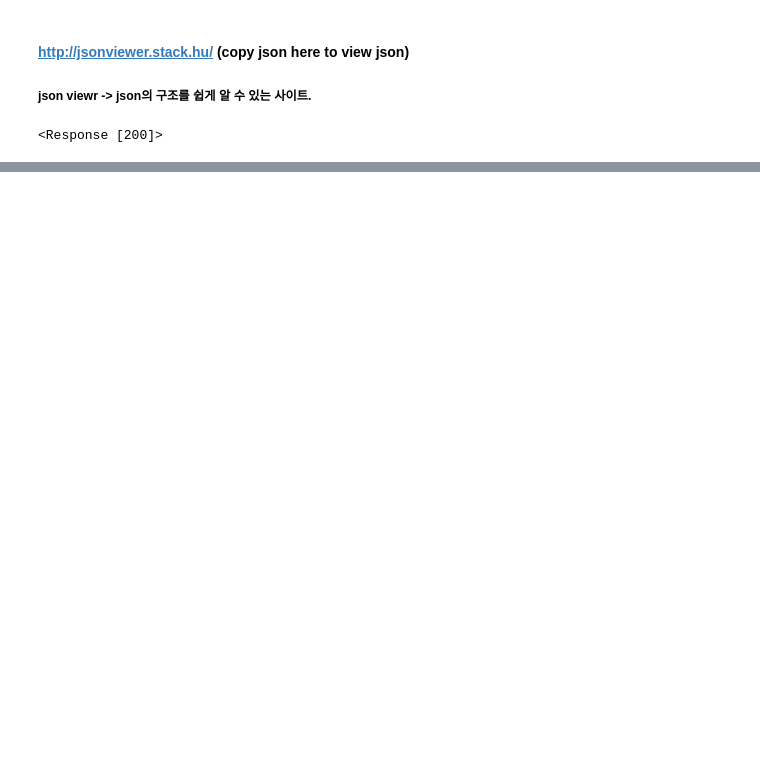
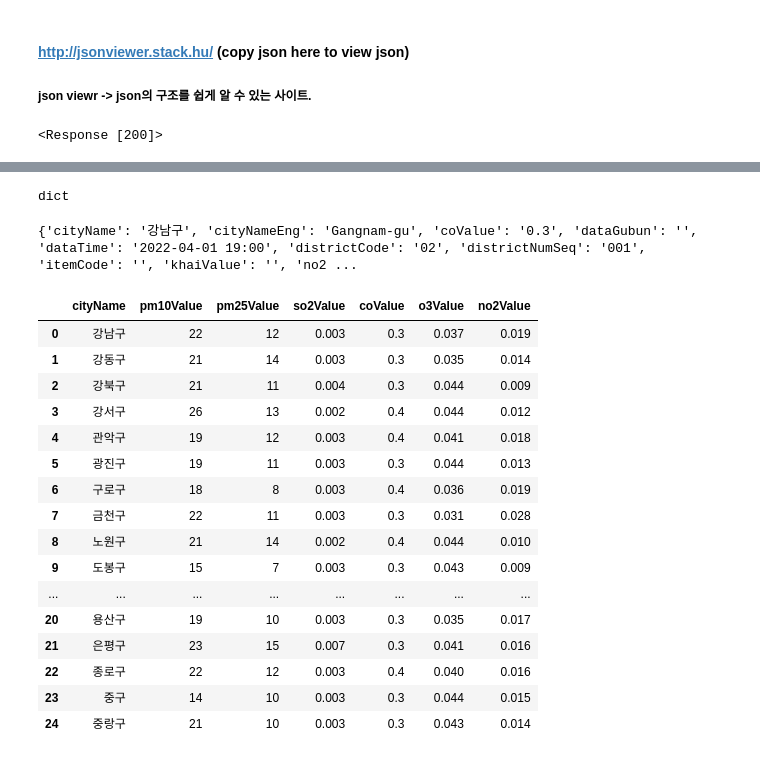
Before and after one commit to Yeonseo-Jo/Class2022Spring, a Jupyter notebook: requests_gradio.ipynb, the cells around one changed output, grey strips where cells are left out. Saved outputs shown, nothing was run; the diff lists cells and outputs as text; code cells hidden in the pictures; blank space fills up the shorter version.

```diff
--- a/requests_gradio.ipynb
+++ b/requests_gradio.ipynb
@@ -75,3 +75,61 @@ r
    'pageNo': 1,
    'totalCount': 25},
   'header': {'resultCode': '00', 'resultMsg': 'NORMAL_CODE'}}}
+# %%
+type(r)
+# %% [output]
+dict
+# %%
+#dict 구조 => z{key:values}
+#dict 인덱싱 => z[key] => value값 인덱싱 됨
+
+#import pandas as pd
+items = r['response']['body']['items']      #->value를 불러올 key 값들
+
+#print(items)
+#print(items[0])
+
+cityName = [item['cityName'] for item in items]
+#listcomprehension 식: for 루프를 돌려 items에 있는 25개의 item들 중 'cityName'이 있는 것들의 value값들을 CityName 변수에 할당해라
+pm10Value = [item['pm10Value'] for item in items]
+pm25Value = [item['pm25Value'] for item in items]
+so2Value = [item['so2Value'] for item in items]
+coValue = [item['coValue'] for item in items]
+o3Value = [item['o3Value'] for item in items]
+no2Value = [item['no2Value'] for item in items]
+#위에 city name, pm10Value 등은 data frame 파일에서 column명(=dataframe의 index)이 될 것들
+
+cityName = pd.Series(cityName)
+pm10Value = pd.Series(pm10Value)
+pm25Value = pd.Series(pm25Value)
+so2Value = pd.Series(so2Value)
+coValue = pd.Series(coValue)
+o3Value = pd.Series(o3Value)
+no2Value = pd.Series(no2Value)
+#pd.Series => 각 column명에 맞는 column들을 만듦.
+
+df = pd.DataFrame({ 'cityName': cityName, 'pm10Value': pm10Value, 'pm25Value': pm25Value, 'so2Value': so2Value, 'coValue': coValue, 'o3Value': o3Value, 'no2Value': no2Value})
+#pandas 모듈의 dataFrame 메소드를 이용하여 df 변수명에 DataFrame 파일(=엑셀 파일과 같은 형태)을 생성하고 지정함.
+#형태 = {column명: column명에 맞는 내용}
+# %% [output]
+{'cityName': '강남구', 'cityNameEng': 'Gangnam-gu', 'coValue': '0.3', 'dataGubun': '', 'dataTime': '2022-04-01 19:00', 'districtCode': '02', 'districtNumSeq': '001', 'itemCode': '', 'khaiValue': '', 'no2 ...
+# %%
+df
+# %% [output]
+|  | cityName | pm10Value | pm25Value | so2Value | coValue | o3Value | no2Value |
+| 0 | 강남구 | 22 | 12 | 0.003 | 0.3 | 0.037 | 0.019 |
+| 1 | 강동구 | 21 | 14 | 0.003 | 0.3 | 0.035 | 0.014 |
+| 2 | 강북구 | 21 | 11 | 0.004 | 0.3 | 0.044 | 0.009 |
+| 3 | 강서구 | 26 | 13 | 0.002 | 0.4 | 0.044 | 0.012 |
+| 4 | 관악구 | 19 | 12 | 0.003 | 0.4 | 0.041 | 0.018 |
+| 5 | 광진구 | 19 | 11 | 0.003 | 0.3 | 0.044 | 0.013 |
+| 6 | 구로구 | 18 | 8 | 0.003 | 0.4 | 0.036 | 0.019 |
+| 7 | 금천구 | 22 | 11 | 0.003 | 0.3 | 0.031 | 0.028 |
+| 8 | 노원구 | 21 | 14 | 0.002 | 0.4 | 0.044 | 0.010 |
+| 9 | 도봉구 | 15 | 7 | 0.003 | 0.3 | 0.043 | 0.009 |
+| ... | ... | ... | ... | ... | ... | ... | ... |
+| 20 | 용산구 | 19 | 10 | 0.003 | 0.3 | 0.035 | 0.017 |
+| 21 | 은평구 | 23 | 15 | 0.007 | 0.3 | 0.041 | 0.016 |
+| 22 | 종로구 | 22 | 12 | 0.003 | 0.4 | 0.040 | 0.016 |
+| 23 | 중구 | 14 | 10 | 0.003 | 0.3 | 0.044 | 0.015 |
+| 24 | 중랑구 | 21 | 10 | 0.003 | 0.3 | 0.043 | 0.014 |
```
Also changed, not shown: parts of 6 cells of this notebook.
